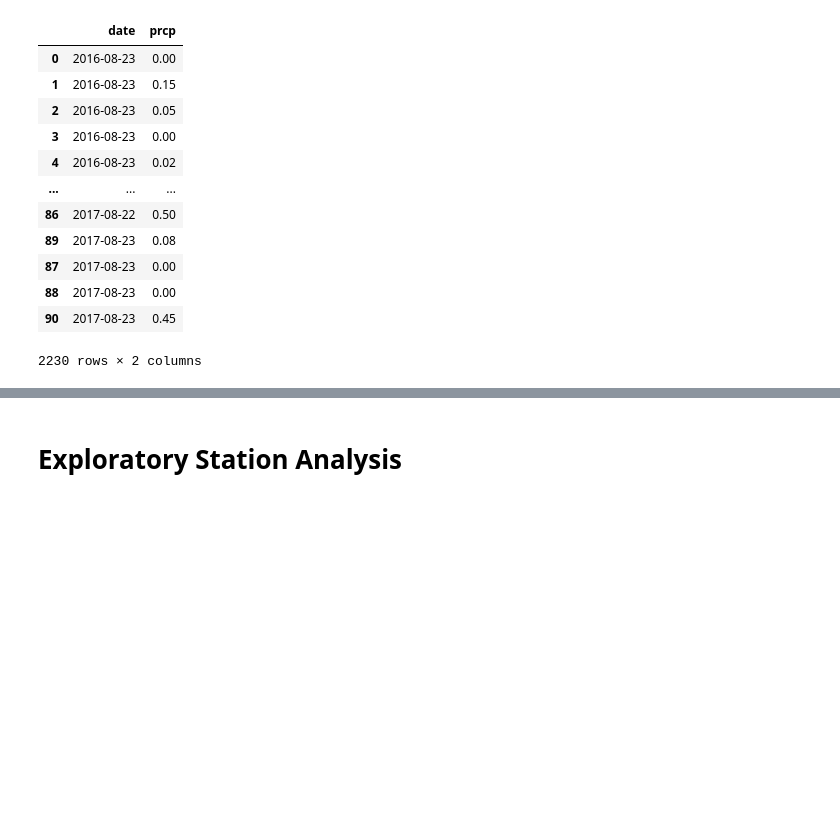
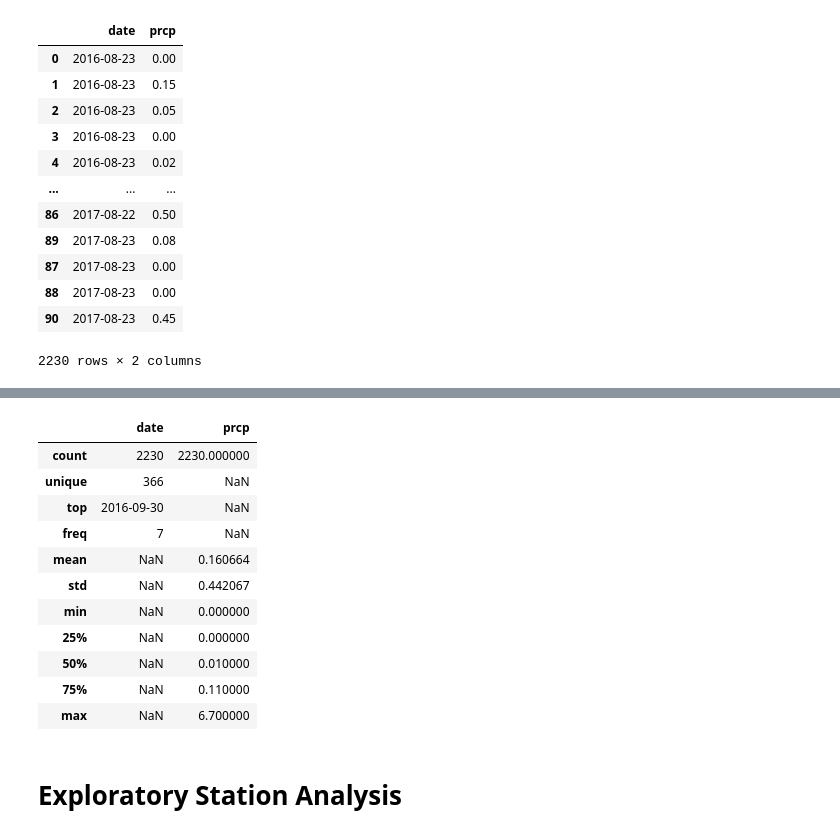
Before and after one commit to Trumane12311/sqlalchemy-challenge, a Jupyter notebook: climate_starter.ipynb, the cells around one changed output, grey strips where cells are left out. Drawn from its saved outputs; the diff is of its cells as text; code cells hidden in the pictures; blank space fills up the shorter version.

Commit message:
Precipitation Data Analysis Complete

```diff
--- a/climate_starter.ipynb
+++ b/climate_starter.ipynb
@@ -216,5 +215,20 @@ plt.show()
 # %%
-# Use Pandas to calcualte the summary statistics for the precipitation data
+ #Use Pandas to print the summary statistics for the precipitation data.
+
+ prcp_year_aug_16_17.describe(include='all')
+# %% [output]
+|  | date | prcp |
+| count | 2230 | 2230.000000 |
+| unique | 366 | NaN |
+| top | 2016-09-30 | NaN |
+| freq | 7 | NaN |
+| mean | NaN | 0.160664 |
+| std | NaN | 0.442067 |
+| min | NaN | 0.000000 |
+| 25% | NaN | 0.000000 |
+| 50% | NaN | 0.010000 |
+| 75% | NaN | 0.110000 |
+| max | NaN | 6.700000 |
 # %% [markdown]
 # Exploratory Station Analysis
 # %%
```
Also changed, not shown: parts of 2 cells of this notebook.
